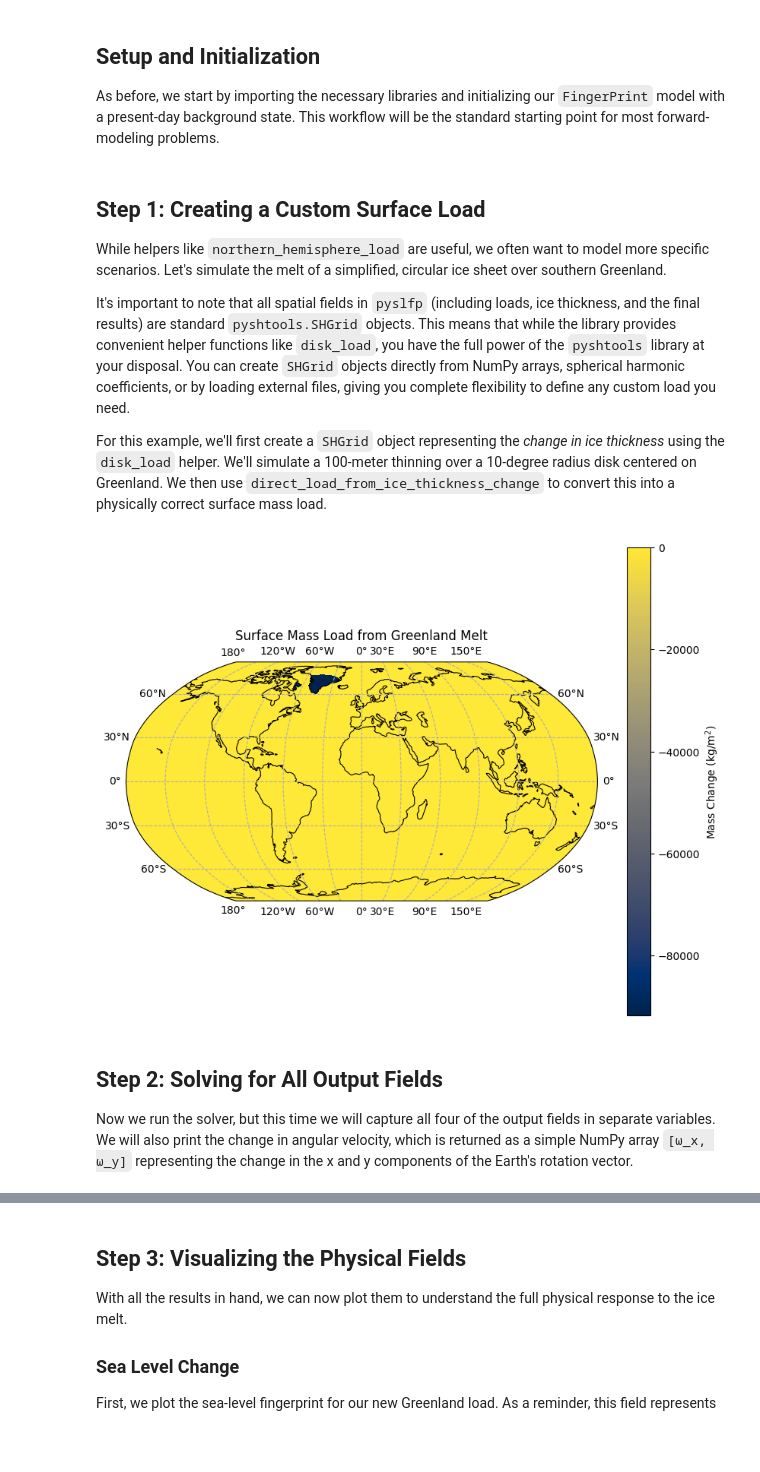
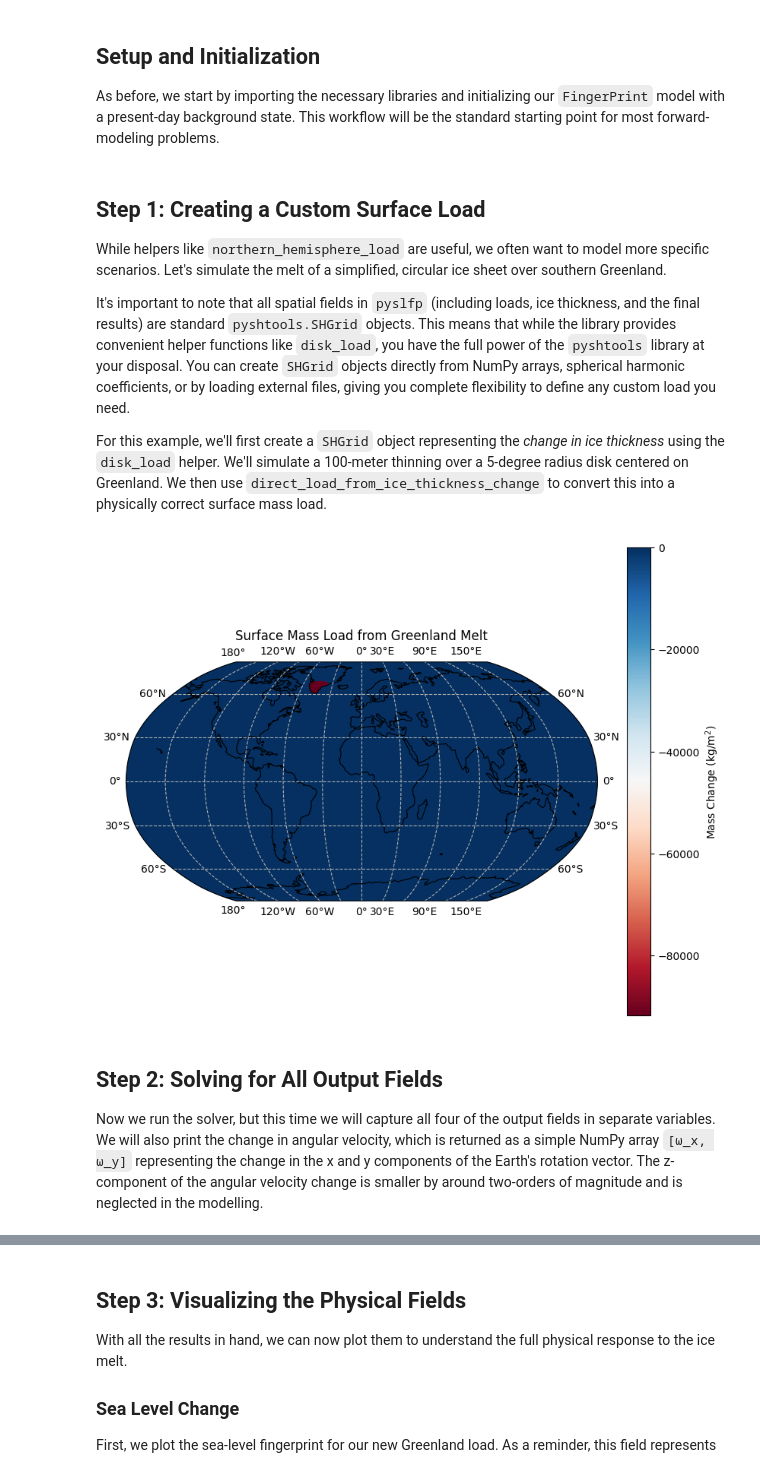
Before and after one commit to da380/pyslfp, a Jupyter notebook: docs/source/tutorials/tutorial2.ipynb, the cells around one changed output, grey strips where cells are left out. Cells and saved outputs as stored; diff of their text form; code cells hidden in the pictures; blank space fills up the shorter version.

```diff
--- a/docs/source/tutorials/tutorial2.ipynb
+++ b/docs/source/tutorials/tutorial2.ipynb
@@ -29,35 +29,35 @@ While helpers like `northern_hemisphere_load` are useful, we often want to model
 
 It's important to note that all spatial fields in `pyslfp` (including loads, ice thickness, and the final results) are standard `pyshtools.SHGrid` objects. This means that while the library provides convenient helper functions like `disk_load`, you have the full power of the `pyshtools` library at your disposal. You can create `SHGrid` objects directly from NumPy arrays, spherical harmonic coefficients, or by loading external files, giving you complete flexibility to define any custom load you need.
 
-For this example, we'll first create a `SHGrid` object representing the *change in ice thickness* using the `disk_load` helper. We'll simulate a 100-meter thinning over a 10-degree radius disk centered on Greenland. We then use `direct_load_from_ice_thickness_change` to convert this into a physically correct surface mass load.
+For this example, we'll first create a `SHGrid` object representing the *change in ice thickness* using the `disk_load` helper. We'll simulate a 100-meter thinning over a 5-degree radius disk centered on Greenland. We then use `direct_load_from_ice_thickness_change` to convert this into a physically correct surface mass load.
 # %%
 # Define the parameters for a disk load over Southern Greenland
 lat_greenland, lon_greenland = 65.0, -45.0
-radius_deg = 10.0
+radius_deg = 5.0
 thickness_change_meters = -100.0
 
 # Create a grid representing the change in ice thickness
 ice_thickness_change = fp.disk_load(
     delta=radius_deg,
     latitude=lat_greenland,
     longitude=lon_greenland,
     amplitude=thickness_change_meters,
 )
 
 # Convert the ice thickness change into a surface mass load (in kg/m^2)
 direct_load = fp.direct_load_from_ice_thickness_change(ice_thickness_change)
 
 # Optional: Plot the load to see what it looks like
-fig, ax, im = plot(direct_load, coasts=True, cmap='cividis')
+fig, ax, im = plot(direct_load, coasts=True)
 ax.set_title("Surface Mass Load from Greenland Melt")
 fig.colorbar(im, ax=ax, label="Mass Change (kg/m$^2$)")
 plt.show()
 # %% [output]
-[figure, old version]
+[figure, new version]
 # %% [markdown]
 ## Step 2: Solving for All Output Fields
 
-Now we run the solver, but this time we will capture all four of the output fields in separate variables. We will also print the change in angular velocity, which is returned as a simple NumPy array `[ω_x, ω_y]` representing the change in the x and y components of the Earth's rotation vector.
+Now we run the solver, but this time we will capture all four of the output fields in separate variables. We will also print the change in angular velocity, which is returned as a simple NumPy array `[ω_x, ω_y]` representing the change in the x and y components of the Earth's rotation vector. The z-component of the angular velocity change is smaller by around two-orders of magnitude and is neglected in the modelling.
 # %%
 sea_level_change, displacement, gravity_potential_change, angular_velocity_change = fp(
     direct_load=direct_load
```
Also changed, not shown: parts of 8 cells of this notebook, 7 other files.
